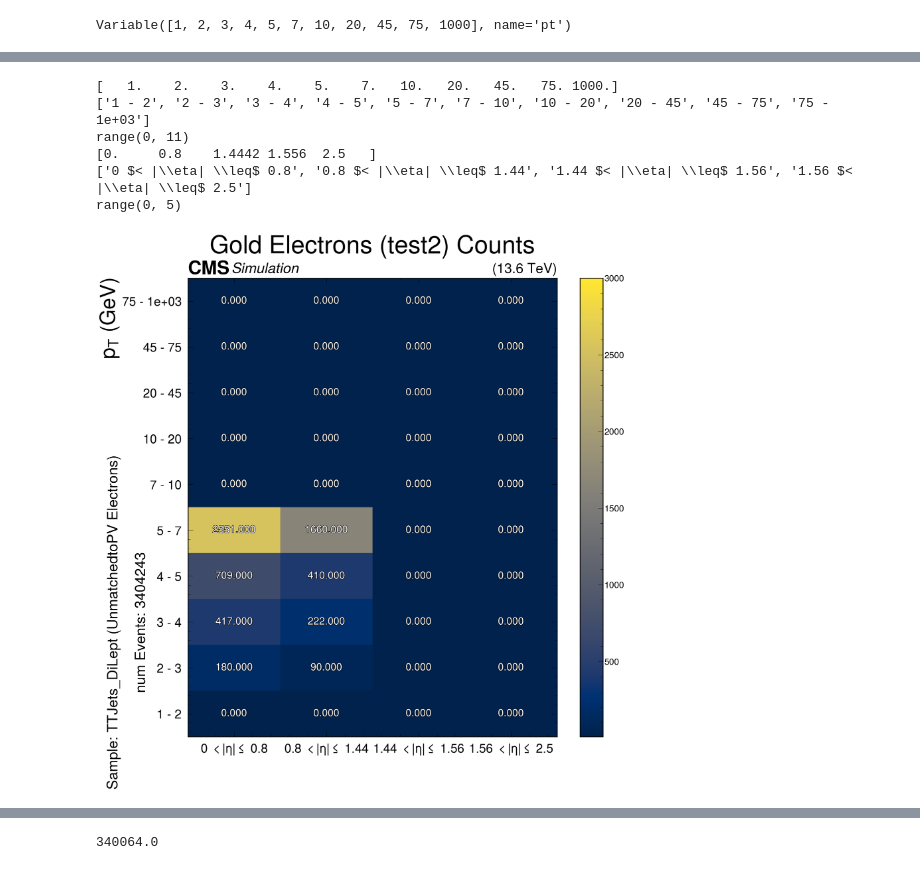
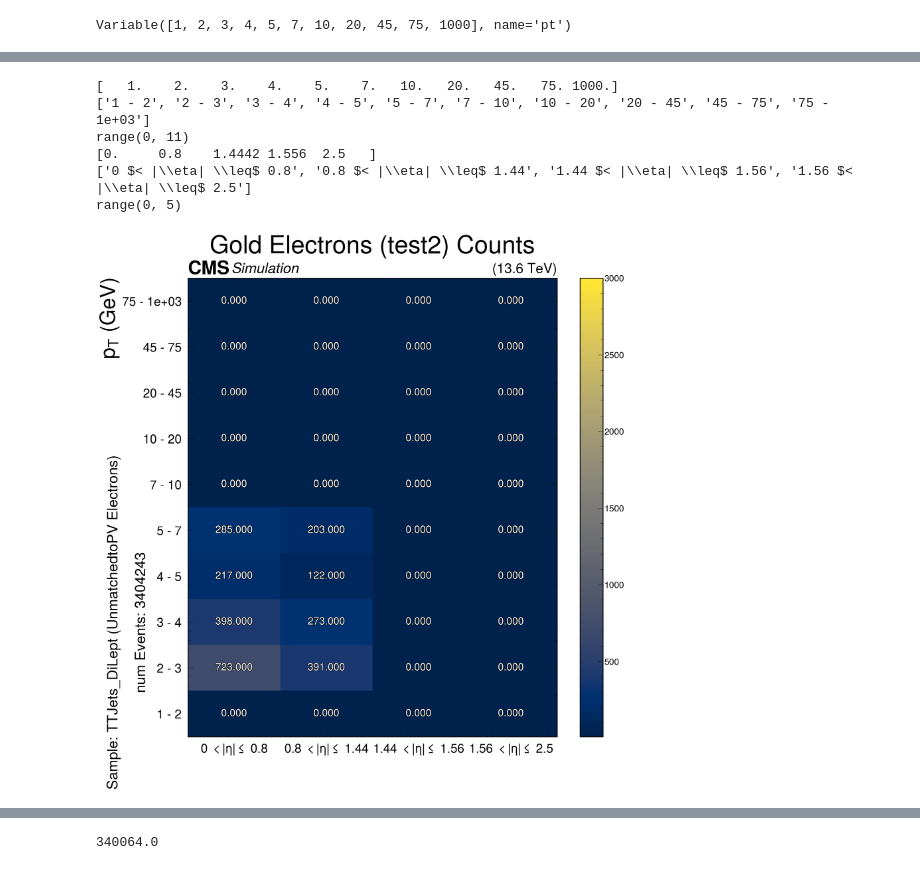
Before and after one commit to derekgrove/dwg_experimental, a Jupyter notebook: notebooks/new_AN_plots/analyze_hists_lpte_UL.ipynb, the cells around one changed output, grey strips where cells are left out. Saved outputs shown, nothing was run; the diff lists cells and outputs as text; code cells hidden in the pictures.

```diff
--- a/notebooks/new_AN_plots/analyze_hists_lpte_UL.ipynb
+++ b/notebooks/new_AN_plots/analyze_hists_lpte_UL.ipynb
@@ -843,21 +880,21 @@ range(0, 5)
 # %%
-fakes_gold = results[list(results.keys())[1]]['lpte_dict']['pt_eta_hist'][:,:, 10j, 3j]
-
+#fakes_gold = results[list(results.keys())[1]]['lpte_dict']['pt_eta_hist'].integrate("qual_tag", [1j,2j,3,])[:,:, 11j]
+fakes_gold = results[list(results.keys())[1]]['lpte_dict']['pt_eta_hist'][:,:,11j,3j]
 plot_eta_pt_counts(
     fakes_gold,
     title="Gold Electrons (test2)",
     source="(UnmatchedtoPV Electrons)",
     sample_name=list(results.keys())[1][:13],
     save_name="test2_counts_TTtoDiJets_unmatched",
     color="cividis",
     vmin=10, vmax=3000,
     event_count=results[list(results.keys())[1]]['total_entries']
 )
 # %% [output]
 [   1.    2.    3.    4.    5.    7.   10.   20.   45.   75. 1000.]
 ['1 - 2', '2 - 3', '3 - 4', '4 - 5', '5 - 7', '7 - 10', '10 - 20', '20 - 45', '45 - 75', '75 - 1e+03']
 range(0, 11)
 [0.     0.8    1.4442 1.556  2.5   ]
 ['0 $< |\\eta| \\leq$ 0.8', '0.8 $< |\\eta| \\leq$ 1.44', '1.44 $< |\\eta| \\leq$ 1.56', '1.56 $< |\\eta| \\leq$ 2.5']
 range(0, 5)
-[figure, old version]
+[figure, new version]
```
Also changed, not shown: parts of 12 cells of this notebook, 25 other files.
